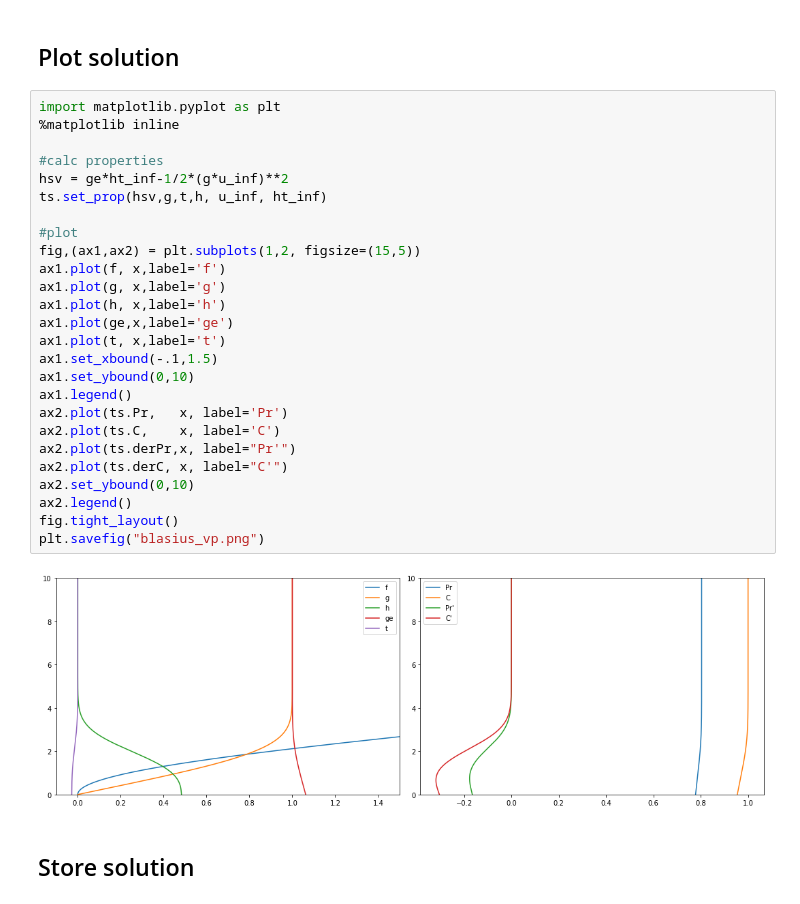
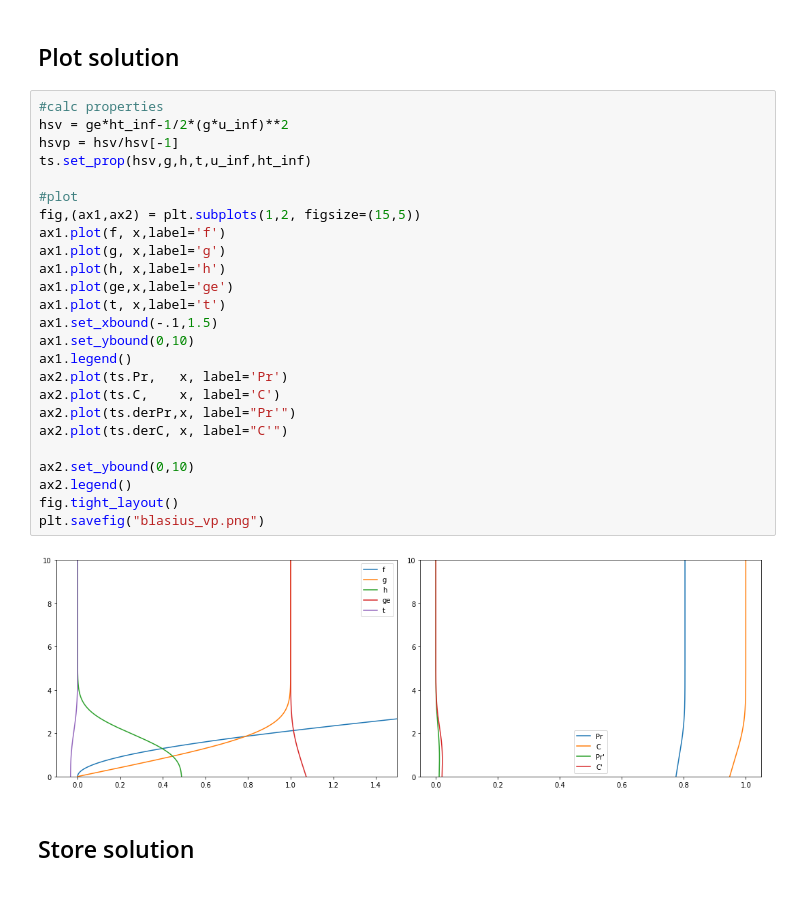
Before and after one commit to stephansmit/blasius_equation, a Jupyter notebook: blasius_vp_notebook.ipynb, the cells around one changed output. Cells and saved outputs as stored; diff of their text form.

```diff
--- a/blasius_vp_notebook.ipynb
+++ b/blasius_vp_notebook.ipynb
@@ -244,33 +249,32 @@ Optimization terminated successfully.
 # %% [markdown]
 ## Plot solution
 # %%
-import matplotlib.pyplot as plt
-%matplotlib inline
-
 #calc properties
 hsv = ge*ht_inf-1/2*(g*u_inf)**2
-ts.set_prop(hsv,g,t,h, u_inf, ht_inf)
+hsvp = hsv/hsv[-1]
+ts.set_prop(hsv,g,h,t,u_inf,ht_inf)
 
 #plot
 fig,(ax1,ax2) = plt.subplots(1,2, figsize=(15,5))
 ax1.plot(f, x,label='f')
 ax1.plot(g, x,label='g')
 ax1.plot(h, x,label='h')
 ax1.plot(ge,x,label='ge')
 ax1.plot(t, x,label='t')
 ax1.set_xbound(-.1,1.5)
 ax1.set_ybound(0,10)
 ax1.legend()
 ax2.plot(ts.Pr,   x, label='Pr')
 ax2.plot(ts.C,    x, label='C')
 ax2.plot(ts.derPr,x, label="Pr'")
 ax2.plot(ts.derC, x, label="C'")
+
 ax2.set_ybound(0,10)
 ax2.legend()
 fig.tight_layout()
 plt.savefig("blasius_vp.png")
 # %% [output]
-[figure, old version]
+[figure, new version]
 # %% [markdown]
 ## Store solution
 # %%
```
Also changed, not shown: parts of 9 cells of this notebook, 2 other files.
